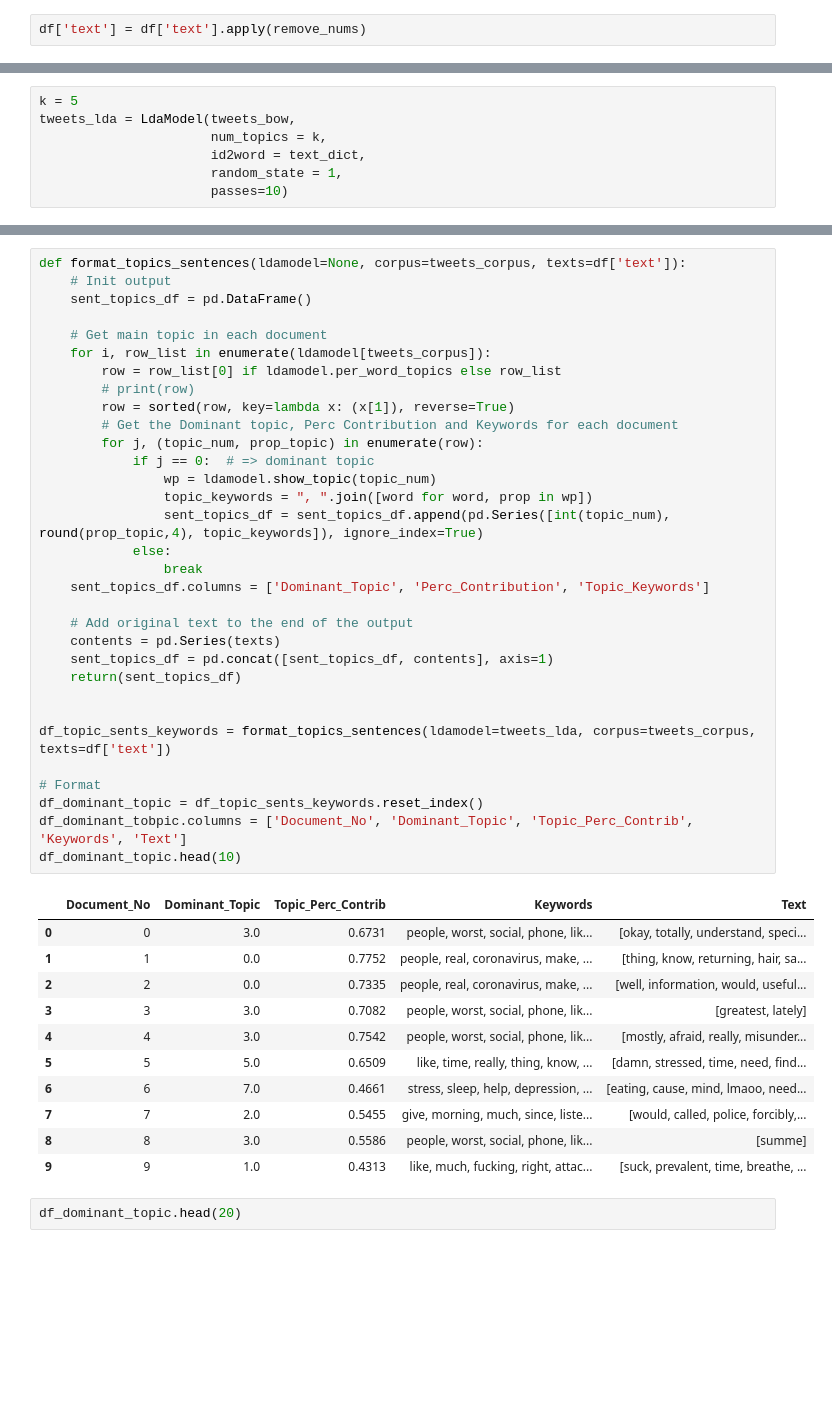
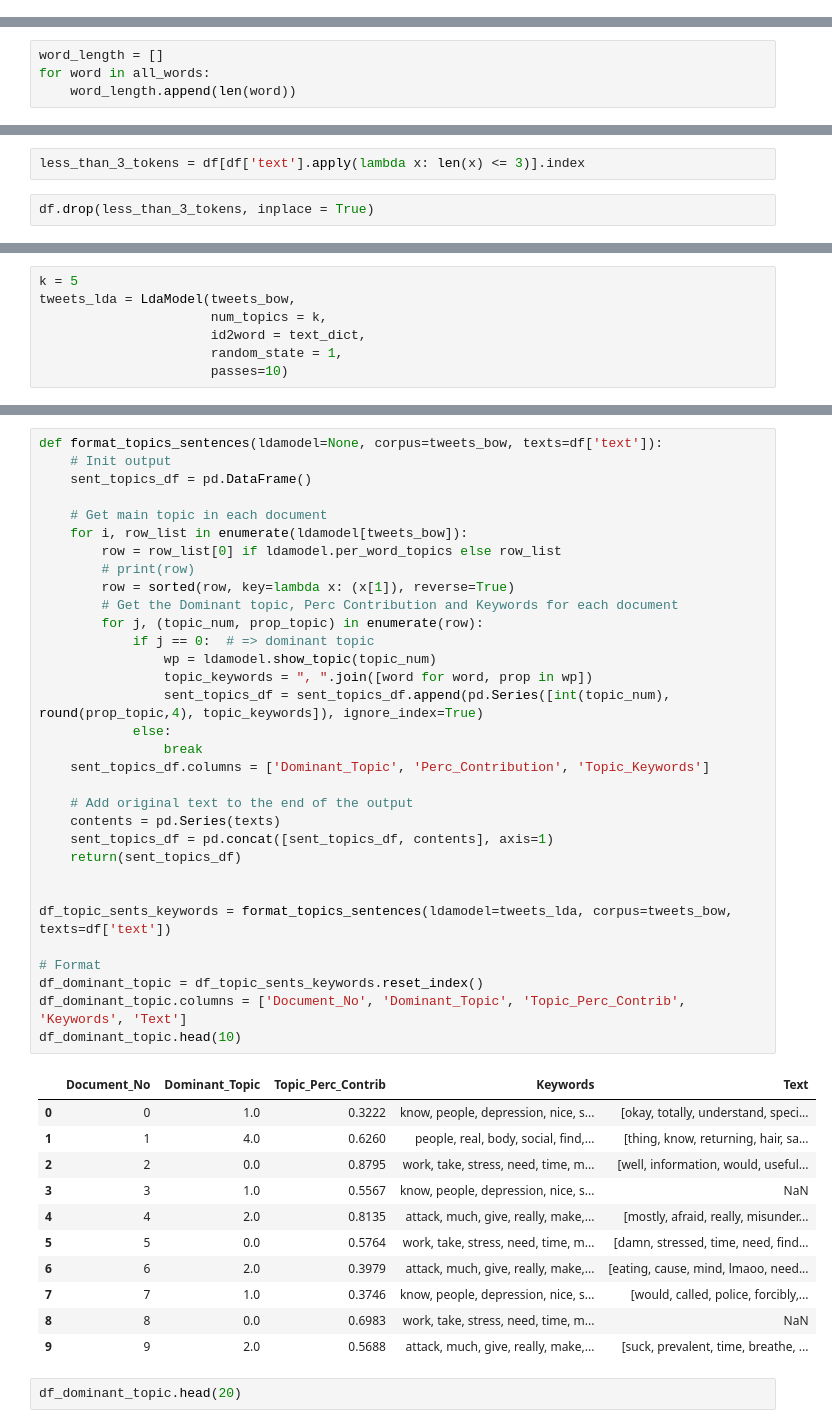
Before and after one commit to RobbieZifchak/nlp-tweets, a Jupyter notebook: LDA.ipynb, the cells around one changed output, grey strips where cells are left out. Saved outputs shown, nothing was run; the diff lists cells and outputs as text; blank space fills up the shorter version.

```diff
--- a/LDA.ipynb
+++ b/LDA.ipynb
@@ -125,5 +73,3 @@ def remove_nums(text_object):
-# %%
-df['text'] = df['text'].apply(remove_nums)
 # %%
 all_words = [word for tokens in df['text'] for word in tokens]
 tweet_lengths = [len(tokens) for tokens in df['text']]
@@ -140,0 +83,4 @@ df.shape
+# %%
+word_length = []
+for word in all_words:
+    word_length.append(len(word))
@@ -157,0 +114,4 @@ plt.show()
+# %%
+less_than_3_tokens = df[df['text'].apply(lambda x: len(x) <= 3)].index
+# %%
+df.drop(less_than_3_tokens, inplace = True)
@@ -229,47 +267,47 @@ tweets_lda.show_topics()
 # %%
-def format_topics_sentences(ldamodel=None, corpus=tweets_corpus, texts=df['text']):
+def format_topics_sentences(ldamodel=None, corpus=tweets_bow, texts=df['text']):
     # Init output
     sent_topics_df = pd.DataFrame()
 
     # Get main topic in each document
-    for i, row_list in enumerate(ldamodel[tweets_corpus]):
+    for i, row_list in enumerate(ldamodel[tweets_bow]):
         row = row_list[0] if ldamodel.per_word_topics else row_list
         # print(row)
         row = sorted(row, key=lambda x: (x[1]), reverse=True)
         # Get the Dominant topic, Perc Contribution and Keywords for each document
         for j, (topic_num, prop_topic) in enumerate(row):
             if j == 0:  # => dominant topic
                 wp = ldamodel.show_topic(topic_num)
                 topic_keywords = ", ".join([word for word, prop in wp])
                 sent_topics_df = sent_topics_df.append(pd.Series([int(topic_num), round(prop_topic,4), topic_keywords]), ignore_index=True)
             else:
                 break
     sent_topics_df.columns = ['Dominant_Topic', 'Perc_Contribution', 'Topic_Keywords']
 
     # Add original text to the end of the output
     contents = pd.Series(texts)
     sent_topics_df = pd.concat([sent_topics_df, contents], axis=1)
     return(sent_topics_df)
 
 
-df_topic_sents_keywords = format_topics_sentences(ldamodel=tweets_lda, corpus=tweets_corpus, texts=df['text'])
+df_topic_sents_keywords = format_topics_sentences(ldamodel=tweets_lda, corpus=tweets_bow, texts=df['text'])
 
 # Format
 df_dominant_topic = df_topic_sents_keywords.reset_index()
-df_dominant_tobpic.columns = ['Document_No', 'Dominant_Topic', 'Topic_Perc_Contrib', 'Keywords', 'Text']
+df_dominant_topic.columns = ['Document_No', 'Dominant_Topic', 'Topic_Perc_Contrib', 'Keywords', 'Text']
 df_dominant_topic.head(10)
 # %% [output]
 |  | Document_No | Dominant_Topic | Topic_Perc_Contrib | Keywords | Text |
-| 0 | 0 | 3.0 | 0.6731 | people, worst, social, phone, lik... | [okay, totally, understand, speci... |
-| 1 | 1 | 0.0 | 0.7752 | people, real, coronavirus, make, ... | [thing, know, returning, hair, sa... |
-| 2 | 2 | 0.0 | 0.7335 | people, real, coronavirus, make, ... | [well, information, would, useful... |
-| 3 | 3 | 3.0 | 0.7082 | people, worst, social, phone, lik... | [greatest, lately] |
-| 4 | 4 | 3.0 | 0.7542 | people, worst, social, phone, lik... | [mostly, afraid, really, misunder... |
-| 5 | 5 | 5.0 | 0.6509 | like, time, really, thing, know, ... | [damn, stressed, time, need, find... |
-| 6 | 6 | 7.0 | 0.4661 | stress, sleep, help, depression, ... | [eating, cause, mind, lmaoo, need... |
-| 7 | 7 | 2.0 | 0.5455 | give, morning, much, since, liste... | [would, called, police, forcibly,... |
-| 8 | 8 | 3.0 | 0.5586 | people, worst, social, phone, lik... | [summe] |
-| 9 | 9 | 1.0 | 0.4313 | like, much, fucking, right, attac... | [suck, prevalent, time, breathe, ... |
+| 0 | 0 | 1.0 | 0.3222 | know, people, depression, nice, s... | [okay, totally, understand, speci... |
+| 1 | 1 | 4.0 | 0.6260 | people, real, body, social, find,... | [thing, know, returning, hair, sa... |
+| 2 | 2 | 0.0 | 0.8795 | work, take, stress, need, time, m... | [well, information, would, useful... |
+| 3 | 3 | 1.0 | 0.5567 | know, people, depression, nice, s... | NaN |
+| 4 | 4 | 2.0 | 0.8135 | attack, much, give, really, make,... | [mostly, afraid, really, misunder... |
+| 5 | 5 | 0.0 | 0.5764 | work, take, stress, need, time, m... | [damn, stressed, time, need, find... |
+| 6 | 6 | 2.0 | 0.3979 | attack, much, give, really, make,... | [eating, cause, mind, lmaoo, need... |
+| 7 | 7 | 1.0 | 0.3746 | know, people, depression, nice, s... | [would, called, police, forcibly,... |
+| 8 | 8 | 0.0 | 0.6983 | work, take, stress, need, time, m... | NaN |
+| 9 | 9 | 2.0 | 0.5688 | attack, much, give, really, make,... | [suck, prevalent, time, breathe, ... |
 # %%
 df_dominant_topic.head(20)
 # %% [output]
```
Also changed, not shown: parts of 46 cells of this notebook, 2 other files.
